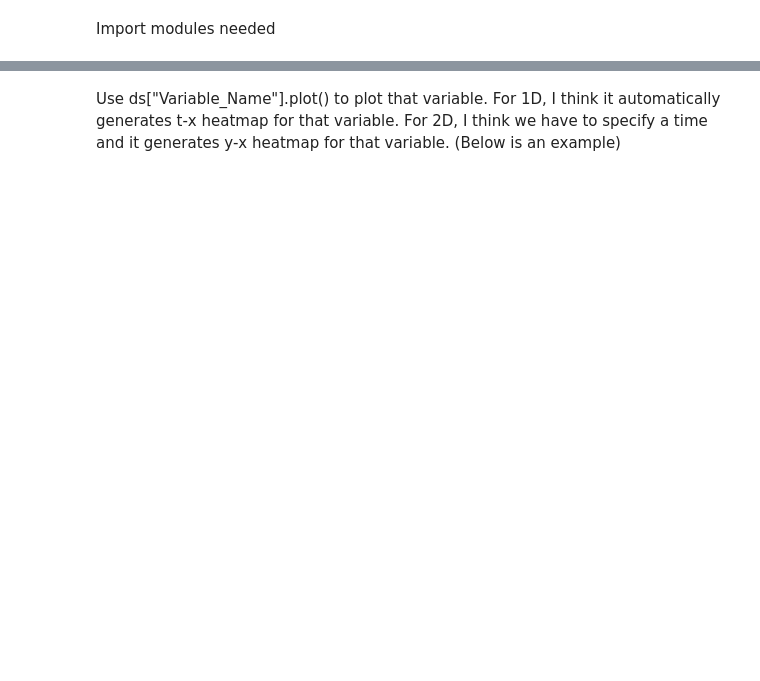
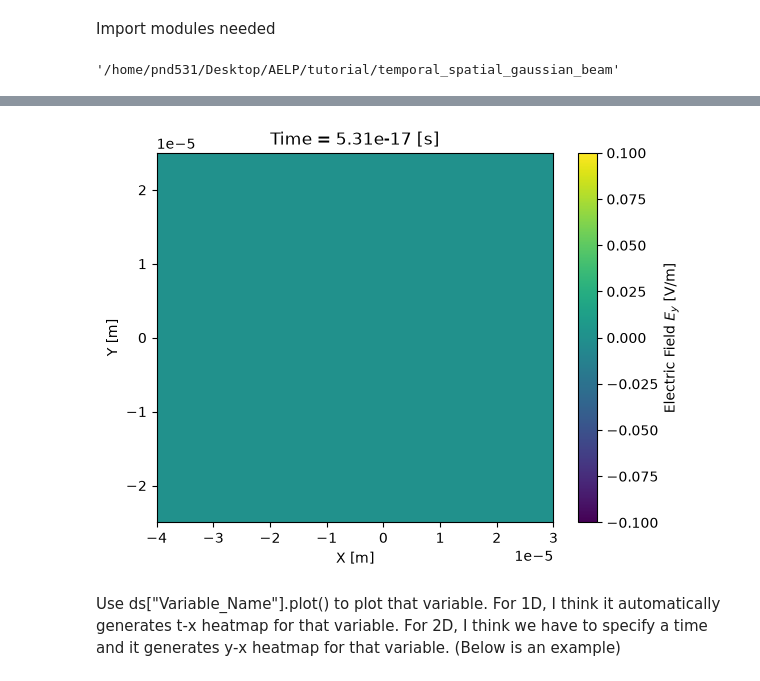
Before and after one commit to ZheyuanChen/AELP, a Jupyter notebook: tutorial/temporal_spatial_gaussian_beam/simple_data_analysis.ipynb, the cells around one changed output, grey strips where cells are left out. Cells and saved outputs as stored; diff of their text form; code cells hidden in the pictures; blank space fills up the shorter version.

```diff
--- a/tutorial/temporal_spatial_gaussian_beam/simple_data_analysis.ipynb
+++ b/tutorial/temporal_spatial_gaussian_beam/simple_data_analysis.ipynb
@@ -6,11 +6,17 @@ import xarray as xr
 import matplotlib.pyplot as plt
 from matplotlib.animation import FuncAnimation
 from IPython.display import HTML
+
+import os
+os.getcwd()
+# %% [output]
+'/home/pnd531/Desktop/AELP/tutorial/temporal_spatial_gaussian_beam'
 # %%
-parent_directory = "Edit_this"
+parent_directory = "./analytical_input/sdf_files"
 
 sdf_files = parent_directory + "/*.sdf"
 ds= sdfxr.open_mfdataset(sdf_files, data_vars = ["Electric_Field_Ey"])
 da = ds["Electric_Field_Ey"]
 anim = da.epoch.animate()
 anim.show()
+# %% [output]
@@ -17,3 +24,4 @@ anim.show()
+[figure, added]
 # %%
 ds = sdfxr.open_mfdataset("/home/pnd531/Desktop/Project_EPOCH/dev_test/test_ang_spectrum/sdf_files/*.sdf", data_vars = ["Electric_Field_Ex", "Magnetic_Field_Bz"])
 sim_time = ds['time'].values[20] # Here we load the time value at index 20
```
Also changed, not shown: parts of 1 cell of this notebook, 33 other files.
